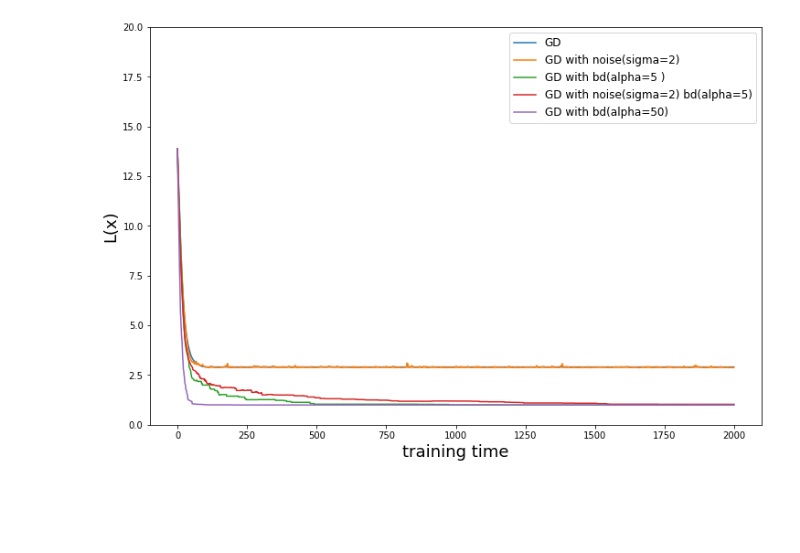
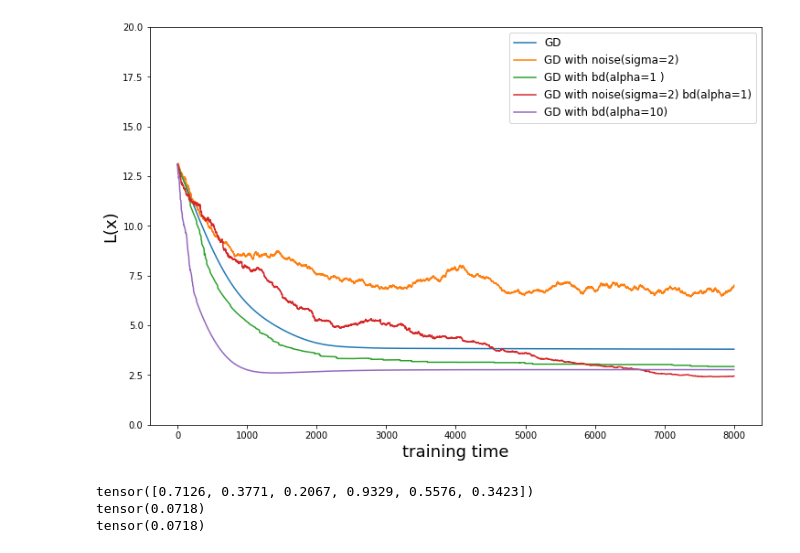
Before and after one commit to sharkjingyang/Graduate-thesis-code, a Jupyter notebook: R-function/R-function GD with noise and bd.ipynb, the cells around one changed output. Drawn from its saved outputs; the diff is of its cells as text; code cells hidden in the pictures; blank space fills up the shorter version.

```diff
--- a/R-function/R-function GD with noise and bd.ipynb
+++ b/R-function/R-function GD with noise and bd.ipynb
@@ -38,7 +38,7 @@ def run_traj(x_step,d,n_steps,dt):
     traj_L = torch.zeros(n_steps)
     for i in range(n_steps):
         traj_x[:,:,i] = x_step
-        traj_L[i]=torch.mean(Rfunc(x_step,B))
+        traj_L[i]=traj_L[i]=torch.mean(Rfunc(x_step,B))
         x_step= step_charges(x_step,d,dt)
 
     return traj_x,traj_L
@@ -50,7 +50,7 @@ def run_traj_noise(x_step,d,n_steps,dt,sigma):
     traj_L = torch.zeros(n_steps)
     for i in range(n_steps):
         traj_x[:,:,i] = x_step
-        traj_L[i]=torch.mean(Rfunc(x_step,B))
+        traj_L[i]=traj_L[i]=torch.mean(Rfunc(x_step,B))
         x_step= step_charges_noise(x_step,d,dt,sigma)
 
     return traj_x,traj_L
@@ -70,7 +70,7 @@ def run_traj_noise_bd(x_step,d,n_steps,alpha, dt,sigma):
         # print('Xsize '+str(x_step.size()))
 
         traj_x[:,:,i] = x_step
-        traj_L[i]=torch.mean(Rfunc(x_step,B))
+        traj_L[i]=traj_L[i]=torch.mean(Rfunc(x_step,B))
 
         x_step= step_charges_noise(x_step,d,dt,sigma)
         V=torch.sum(Rfunc(x_step,B),dim=0,keepdim=True)/d
@@ -164,27 +164,36 @@ def run_traj_bd(x_step,d,n_steps,alpha, dt):
 
     return traj_x,traj_L
 # %%
-n_steps = 2000
+n_steps = 8000
 dt=0.001
-alpha=5
-sigma=5
+alpha=1
+sigma=0.2
 traj_x_gd,traj_L_gd = run_traj(xinitial,d,n_steps,dt)
 traj_x_gd_noise,traj_L_gd_noise = run_traj_noise(xinitial,d,n_steps,dt,sigma)
 traj_x_gd_bd,traj_L_gd_bd = run_traj_bd(xinitial,d,n_steps,alpha,dt)
 traj_x_gd_noise_bd,traj_L_gd_noise_bd = run_traj_noise_bd(xinitial,d,n_steps,alpha, dt,sigma)
-alpha=50
+alpha=10
 traj_x_gd_bd_50,traj_L_gd_bd_50 = run_traj_bd(xinitial,d,n_steps,alpha,dt)
 # %%
 fig, ax1 = plt.subplots(figsize=(12,8))
 ax1.set_ylabel("L(x)", fontsize=18)
 ax1.set_xlabel("training time", fontsize=18)
 ax1.plot(traj_L_gd, label="GD",color=colors[0])
 ax1.plot(traj_L_gd_noise, label="GD with noise(sigma=2)",color=colors[1])
-ax1.plot(traj_L_gd_bd, label="GD with bd(alpha=5 )",color=colors[2])
-ax1.plot(traj_L_gd_noise_bd, label="GD with noise(sigma=2) bd(alpha=5)",color = colors[3])
-ax1.plot(traj_L_gd_bd_50, label="GD with bd(alpha=50)",color=colors[4])
+ax1.plot(traj_L_gd_bd, label="GD with bd(alpha=1 )",color=colors[2])
+ax1.plot(traj_L_gd_noise_bd, label="GD with noise(sigma=2) bd(alpha=1)",color = colors[3])
+ax1.plot(traj_L_gd_bd_50, label="GD with bd(alpha=10)",color=colors[4])
 ax1.legend(fontsize=12)
 ax1.set_ylim(0,20)
 plt.show()
 # %% [output]
-[figure, old version]
+[figure, new version]
+# %%
+A=torch.rand(6)
+print(A)
+print(A.var())
+print(torch.var(A))
+# %% [output]
+tensor([0.7126, 0.3771, 0.2067, 0.9329, 0.5576, 0.3423])
+tensor(0.0718)
+tensor(0.0718)
```
Also changed, not shown: parts of 3 cells of this notebook.
